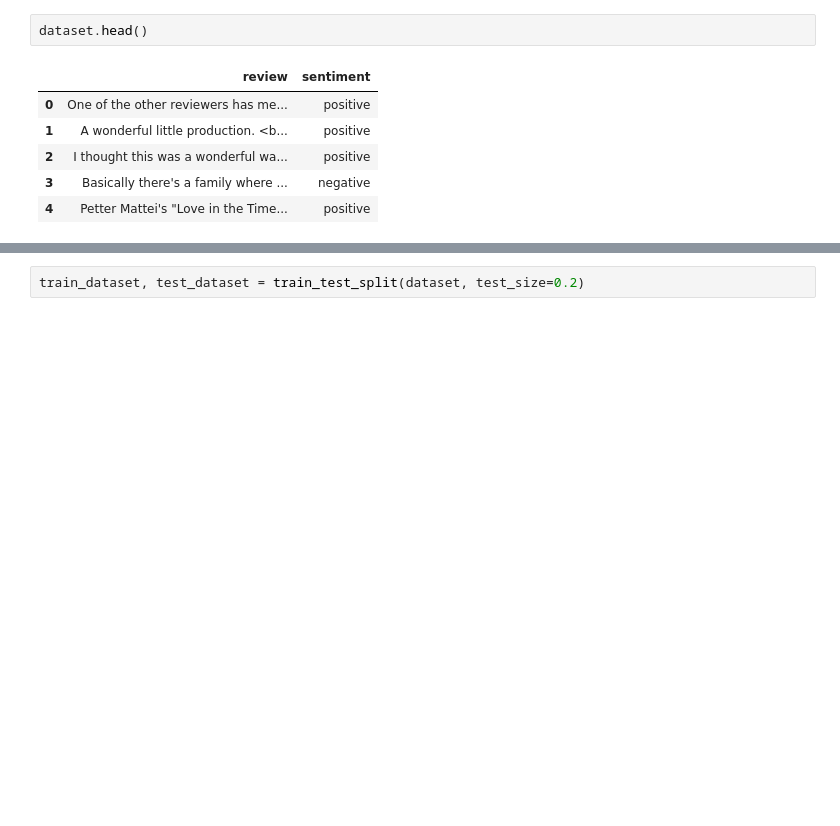
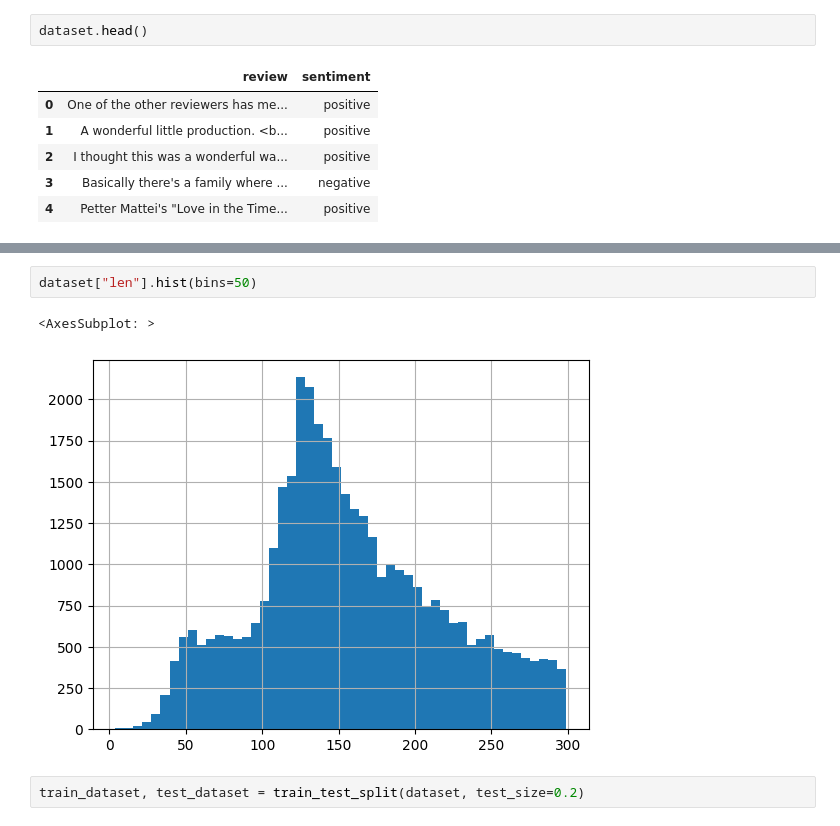
Before and after one commit to bleand/streamlit-activelearn, a Jupyter notebook: notebooks/01-SimpleActiveLearn.ipynb, the cells around one changed output, grey strips where cells are left out. Saved outputs shown, nothing was run; the diff lists cells and outputs as text; blank space fills up the shorter version.

```diff
--- a/notebooks/01-SimpleActiveLearn.ipynb
+++ b/notebooks/01-SimpleActiveLearn.ipynb
@@ -49,3 +69,8 @@ dataset.head()
+# %%
+dataset["len"].hist(bins=50)
+# %% [output]
+<AxesSubplot: >
+[figure, added]
 # %%
 train_dataset, test_dataset = train_test_split(dataset, test_size=0.2)
 # %%
```
Also changed, not shown: parts of 53 cells of this notebook.
